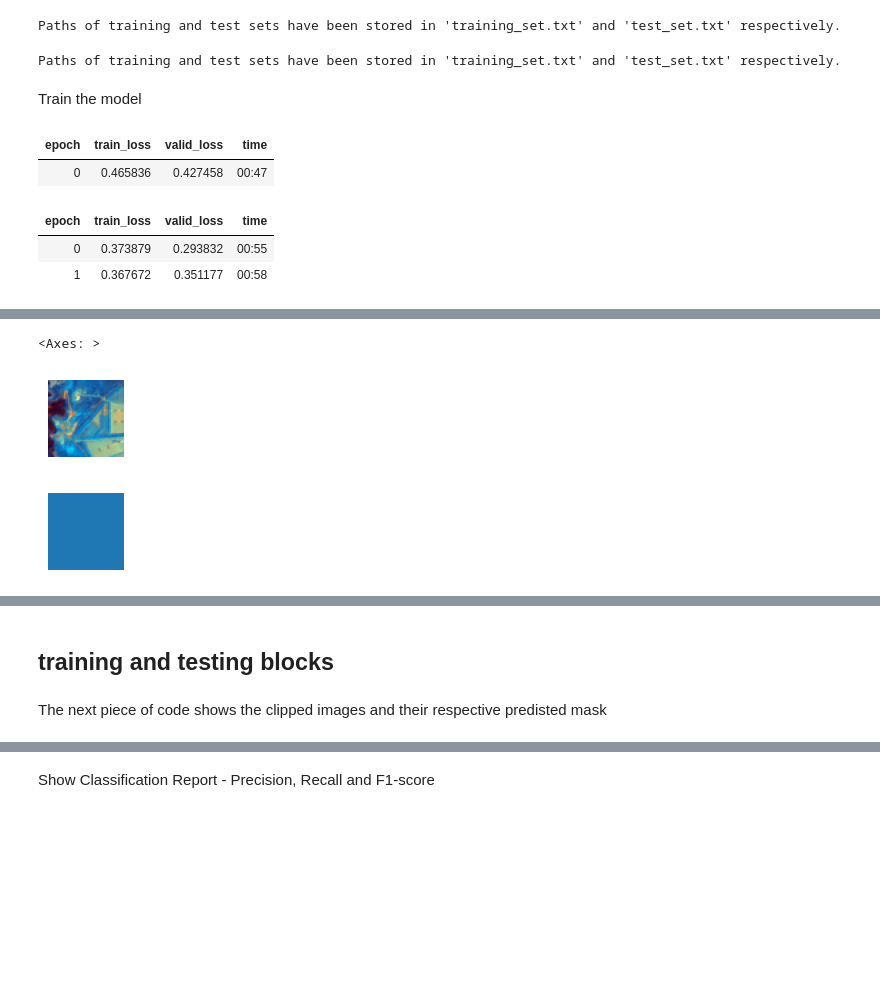
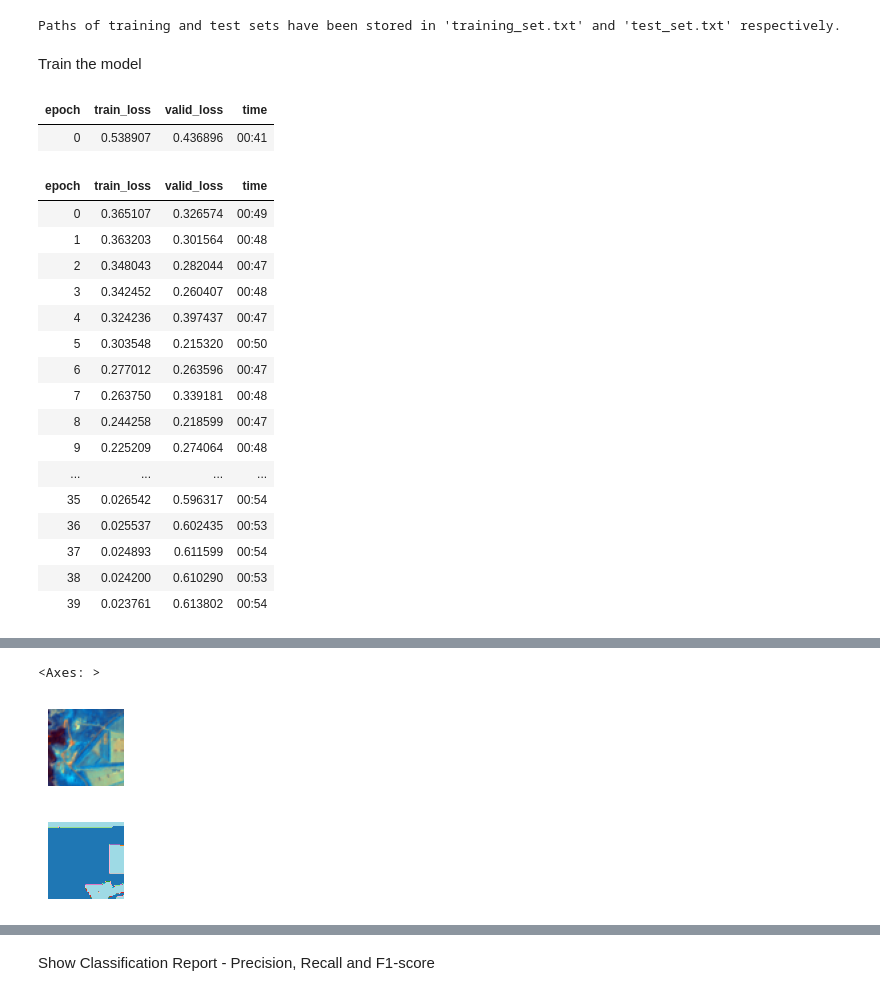
Before and after one commit to inesbsilveira/2nd-semester-2023, a Jupyter notebook: IS_code_img_segmentation.ipynb, the cells around one changed output, grey strips where cells are left out. Drawn from its saved outputs; the diff is of its cells as text; code cells hidden in the pictures; blank space fills up the shorter version.

```diff
--- a/IS_code_img_segmentation.ipynb
+++ b/IS_code_img_segmentation.ipynb
@@ -210,56 +208,52 @@ dblock = DataBlock(blocks=(ImageBlock, MaskBlock(codes)),
 
 # Create DataLoaders
 dls = dblock.dataloaders(path, bs=8)
-# %%
-# Get the list of training and test set items (file paths)
-train_items = dls.train.items
-test_items = dls.valid.items
-
-# Write the training set items to a txt file
-with open('training_set.txt', 'w') as f:
-    for item in train_items:
-        f.write(str(item) + '\n')
-
-# Write the test set items to a txt file
-with open('test_set.txt', 'w') as f:
-    for item in test_items:
-        f.write(str(item) + '\n')
-
-print("Paths of training and test sets have been stored in 'training_set.txt' and 'test_set.txt' respectively.")
-# %% [output]
-Paths of training and test sets have been stored in 'training_set.txt' and 'test_set.txt' respectively.
 # %% [markdown]
 Train the model
 # %%
 # Define U-Net model
 learn = unet_learner(dls, resnet34)
 
 # Train the model
 # In the following line of code, adjust the number of epochs to see different results
-learn.fine_tune(2)
+learn.fine_tune(40)
 
 # Perform inference on test images
 test_dl = dls.test_dl(get_image_files(image_folder))
 preds = learn.get_preds(dl=test_dl)
 
 # Display sample predictions
 sample_idx = 0
 sample_image_path = list(test_dl.items)[sample_idx]
 sample_image = PILImage.create(sample_image_path)
 sample_pred = preds[0][sample_idx].argmax(dim=0).numpy()
 
 sample_image.show()
 TensorImage(sample_pred).show(cmap='tab20')
 # %% [output]
 | epoch | train_loss | valid_loss | time |
-| 0 | 0.465836 | 0.427458 | 00:47 |
+| 0 | 0.538907 | 0.436896 | 00:41 |
 | epoch | train_loss | valid_loss | time |
-| 0 | 0.373879 | 0.293832 | 00:55 |
-| 1 | 0.367672 | 0.351177 | 00:58 |
+| 0 | 0.365107 | 0.326574 | 00:49 |
+| 1 | 0.363203 | 0.301564 | 00:48 |
+| 2 | 0.348043 | 0.282044 | 00:47 |
+| 3 | 0.342452 | 0.260407 | 00:48 |
+| 4 | 0.324236 | 0.397437 | 00:47 |
+| 5 | 0.303548 | 0.215320 | 00:50 |
+| 6 | 0.277012 | 0.263596 | 00:47 |
+| 7 | 0.263750 | 0.339181 | 00:48 |
+| 8 | 0.244258 | 0.218599 | 00:47 |
+| 9 | 0.225209 | 0.274064 | 00:48 |
+| ... | ... | ... | ... |
+| 35 | 0.026542 | 0.596317 | 00:54 |
+| 36 | 0.025537 | 0.602435 | 00:53 |
+| 37 | 0.024893 | 0.611599 | 00:54 |
+| 38 | 0.024200 | 0.610290 | 00:53 |
+| 39 | 0.023761 | 0.613802 | 00:54 |
 [interactive output not drawn]
 <Axes: >
 [figure]
-[figure, old version]
+[figure, new version]
 # %%
 # Perform inference on test images
 test_dl = dls.test_dl(get_image_files(image_folder))
@@ -327,3 +321 @@ merged_output_file = os.path.join(mask_folder, 'merged_predicted_masks_40.png')
 merged_image.save(merged_output_file)
-# %% [markdown]
-## training and testing blocks
@@ -332,5 +322,3 @@ merged_image.save(merged_output_file)
-# %% [markdown]
-The next piece of code shows the clipped images and their respective predisted mask
 # %%
 
 # Display sample predictions
```
Also changed, not shown: parts of 15 cells of this notebook.
